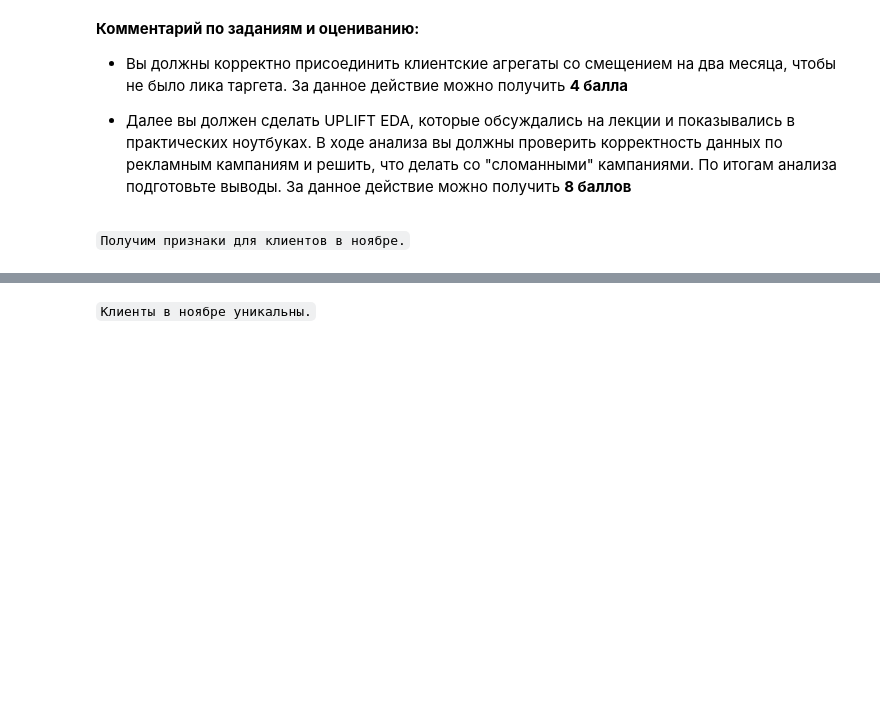
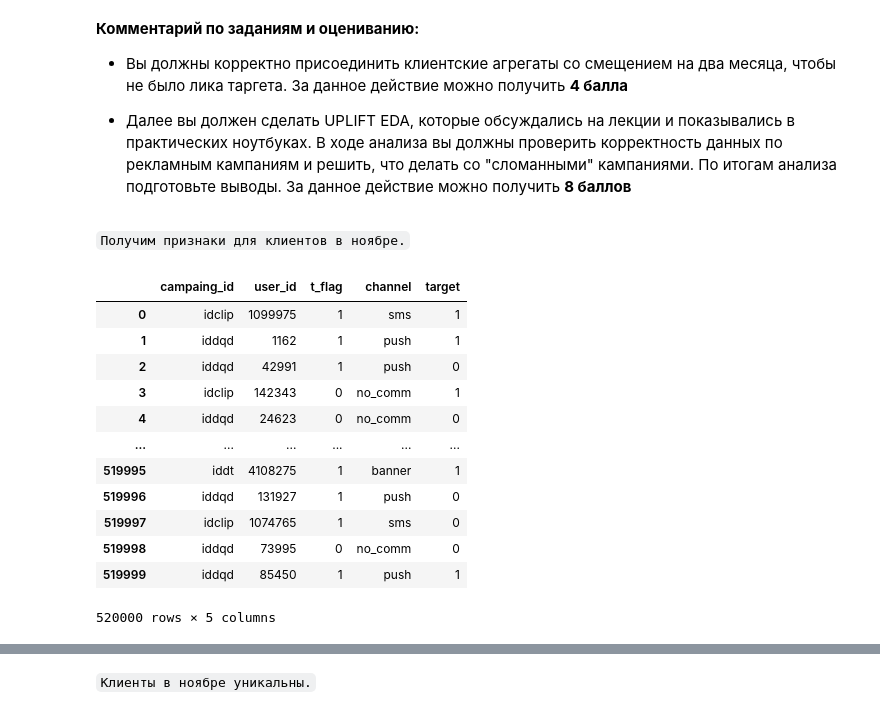
Before and after one commit to vasilyryabtsev/ml-hse-24-25, a Jupyter notebook: HW6_Uplift/AI_HW6_uplift.ipynb, the cells around one changed output, grey strips where cells are left out. Drawn from its saved outputs; the diff is of its cells as text; code cells hidden in the pictures; blank space fills up the shorter version.

```diff
--- a/HW6_Uplift/AI_HW6_uplift.ipynb
+++ b/HW6_Uplift/AI_HW6_uplift.ipynb
@@ -559,6 +561,23 @@ uplift у компаний получился одинаковый.
 * Далее вы должен сделать UPLIFT EDA, которые обсуждались на лекции и показывались в практических ноутбуках. В ходе анализа вы должны проверить корректность данных по рекламным кампаниям и решить, что делать со "сломанными" кампаниями. По итогам анализа подготовьте выводы. За данное действие можно получить **8 баллов**
 # %% [markdown]
 `Получим признаки для клиентов в ноябре.`
+# %%
+campaigns_contracts.drop('delivery_date', axis=1, inplace=True)
+campaigns_contracts
+# %% [output]
+|  | campaing_id | user_id | t_flag | channel | target |
+| 0 | idclip | 1099975 | 1 | sms | 1 |
+| 1 | iddqd | 1162 | 1 | push | 1 |
+| 2 | iddqd | 42991 | 1 | push | 0 |
+| 3 | idclip | 142343 | 0 | no_comm | 1 |
+| 4 | iddqd | 24623 | 0 | no_comm | 0 |
+| ... | ... | ... | ... | ... | ... |
+| 519995 | iddt | 4108275 | 1 | banner | 1 |
+| 519996 | iddqd | 131927 | 1 | push | 0 |
+| 519997 | idclip | 1074765 | 1 | sms | 0 |
+| 519998 | iddqd | 73995 | 0 | no_comm | 0 |
+| 519999 | iddqd | 85450 | 1 | push | 1 |
+520000 rows × 5 columns
 # %%
 features_november = features[(features['report_dt'].dt.year == 2024) & (features['report_dt'].dt.month == 11)]
 # %%
```
Also changed, not shown: parts of 10 cells of this notebook.
